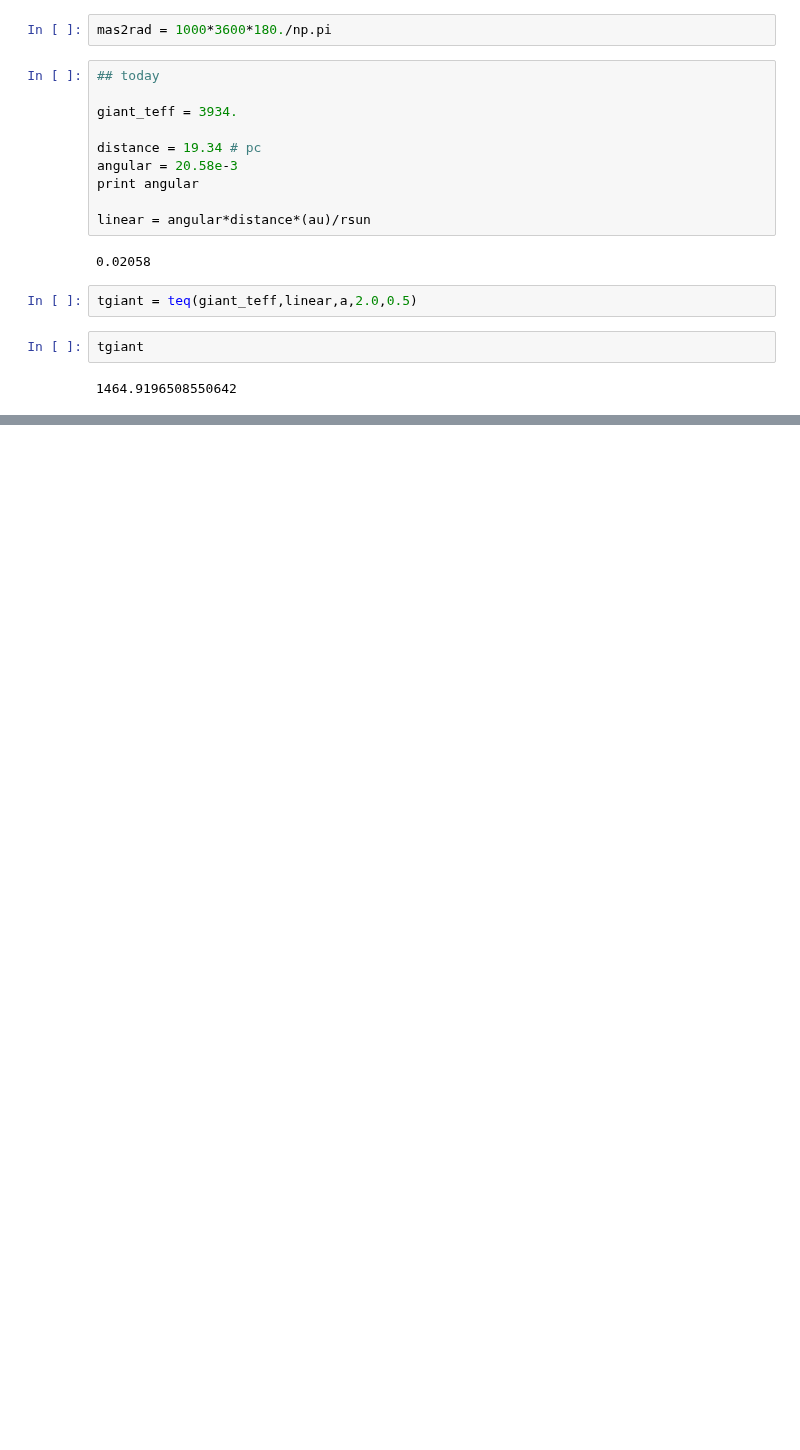
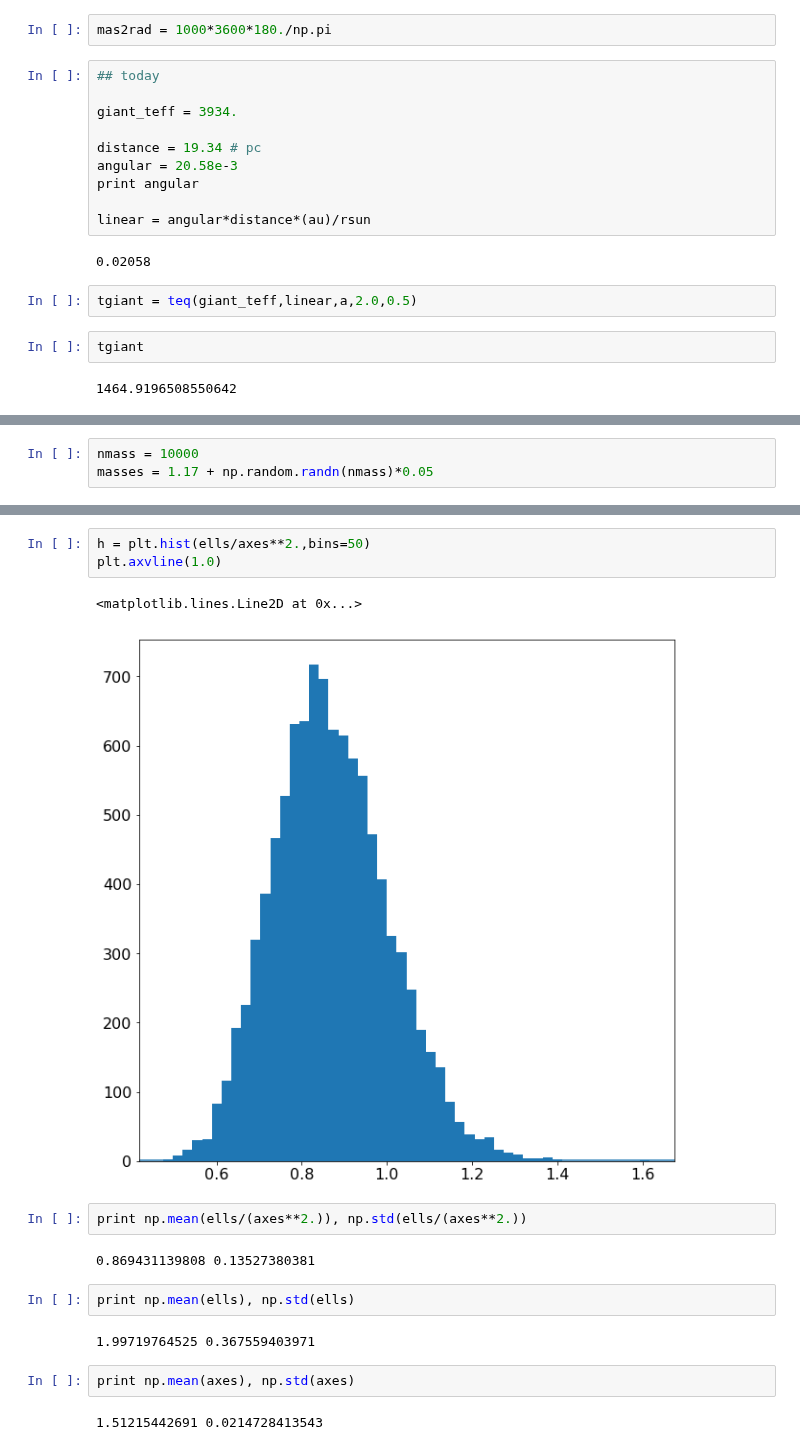
Before and after one commit to farr/Aldebaran, a Jupyter notebook: equilibrium.ipynb, the cells around one changed output, grey strips where cells are left out. Drawn from its saved outputs; the diff is of its cells as text; blank space fills up the shorter version.

```diff
--- a/equilibrium.ipynb
+++ b/equilibrium.ipynb
@@ -90,0 +110,3 @@ tgiant
+# %%
+nmass = 10000
+masses = 1.17 + np.random.randn(nmass)*0.05
@@ -90,0 +138,18 @@ tgiant
+# %%
+h = plt.hist(ells/axes**2.,bins=50)
+plt.axvline(1.0)
+# %% [output]
+<matplotlib.lines.Line2D at 0x...>
+[figure, added]
+# %%
+print np.mean(ells/(axes**2.)), np.std(ells/(axes**2.))
+# %% [output]
+0.869431139808 0.13527380381
+# %%
+print np.mean(ells), np.std(ells)
+# %% [output]
+1.99719764525 0.367559403971
+# %%
+print np.mean(axes), np.std(axes)
+# %% [output]
+1.51215442691 0.0214728413543
```
Also changed, not shown: parts of 12 cells of this notebook, 3 other files.
